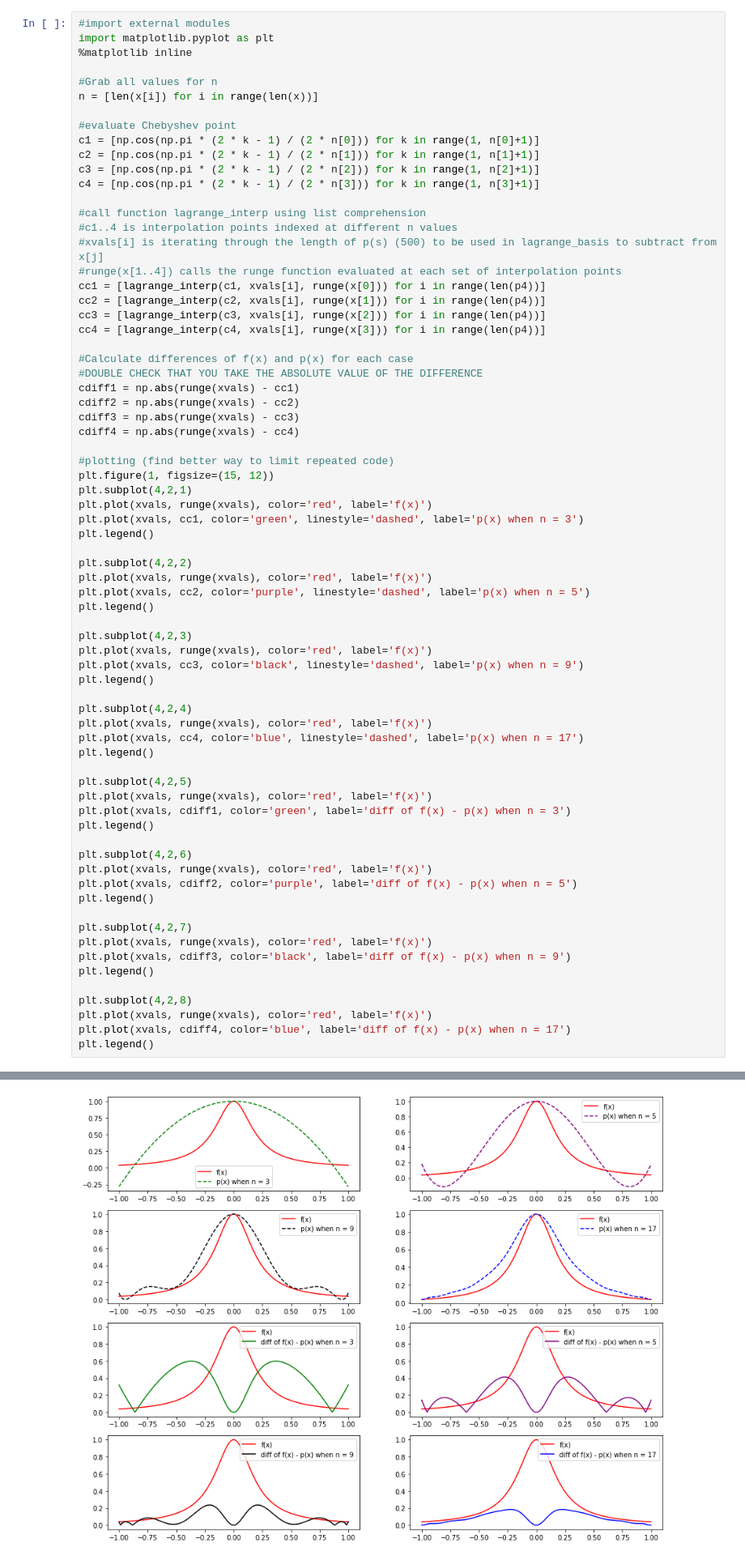
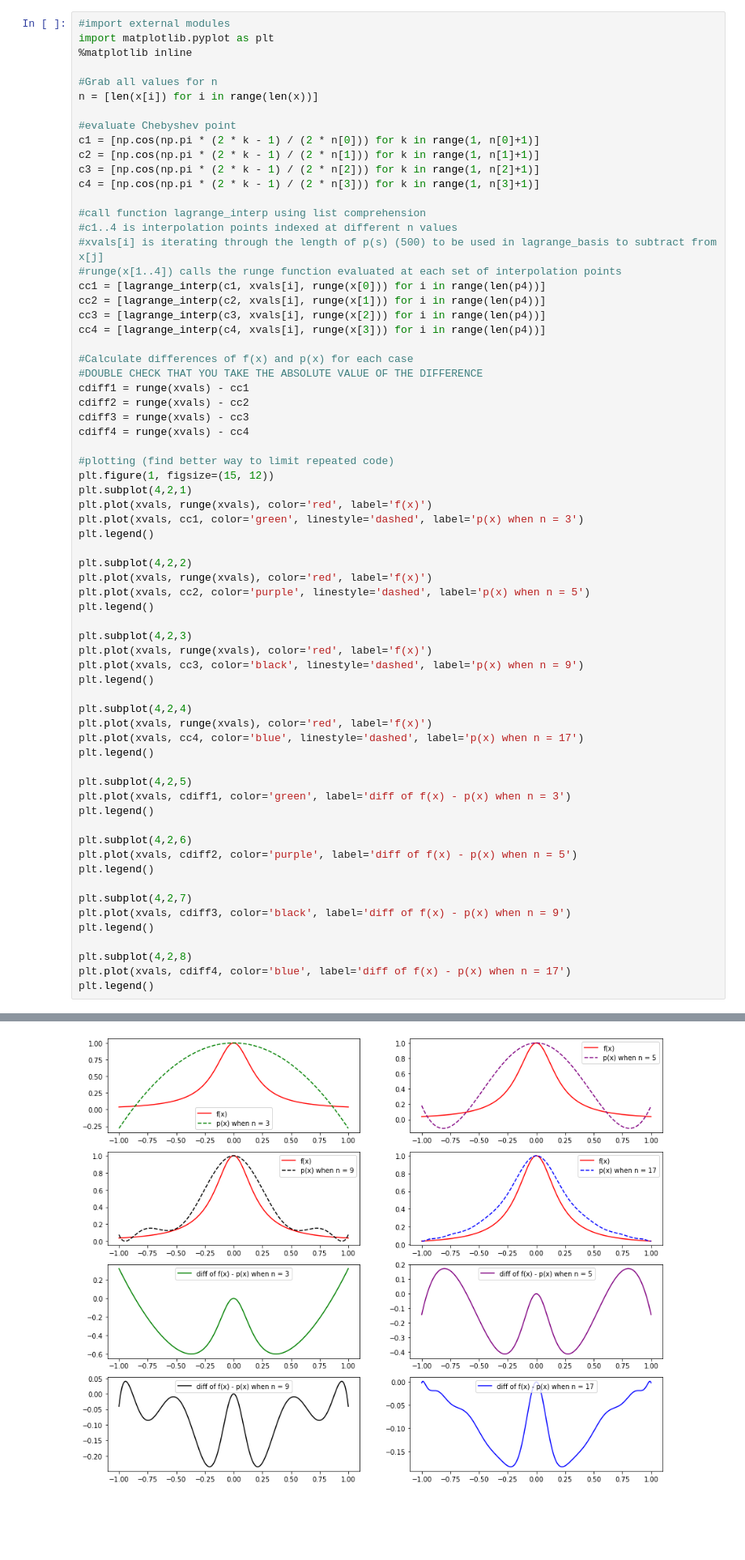
Before and after one commit to pots7878/Initial-Value-Problems, a Jupyter notebook: Lab01-Initial Value Problems.ipynb, the cells around one changed output, grey strips where cells are left out. Shown at 81% size. Drawn from its saved outputs; the diff is of its cells as text; blank space fills up the shorter version.

```diff
--- a/Lab01-Initial Value Problems.ipynb
+++ b/Lab01-Initial Value Problems.ipynb
@@ -272,10 +268,10 @@ cc4 = [lagrange_interp(c4, xvals[i], runge(x[3])) for i in range(len(p4))]
 
 #Calculate differences of f(x) and p(x) for each case
 #DOUBLE CHECK THAT YOU TAKE THE ABSOLUTE VALUE OF THE DIFFERENCE
-cdiff1 = np.abs(runge(xvals) - cc1)
-cdiff2 = np.abs(runge(xvals) - cc2)
-cdiff3 = np.abs(runge(xvals) - cc3)
-cdiff4 = np.abs(runge(xvals) - cc4)
+cdiff1 = runge(xvals) - cc1
+cdiff2 = runge(xvals) - cc2
+cdiff3 = runge(xvals) - cc3
+cdiff4 = runge(xvals) - cc4
 
 #plotting (find better way to limit repeated code)
 plt.figure(1, figsize=(15, 12))
@@ -289,38 +285,34 @@ plt.plot(xvals, runge(xvals), color='red', label='f(x)')
 plt.plot(xvals, cc2, color='purple', linestyle='dashed', label='p(x) when n = 5')
 plt.legend()
 
 plt.subplot(4,2,3)
 plt.plot(xvals, runge(xvals), color='red', label='f(x)')
 plt.plot(xvals, cc3, color='black', linestyle='dashed', label='p(x) when n = 9')
 plt.legend()
 
 plt.subplot(4,2,4)
 plt.plot(xvals, runge(xvals), color='red', label='f(x)')
 plt.plot(xvals, cc4, color='blue', linestyle='dashed', label='p(x) when n = 17')
 plt.legend()
 
 plt.subplot(4,2,5)
-plt.plot(xvals, runge(xvals), color='red', label='f(x)')
 plt.plot(xvals, cdiff1, color='green', label='diff of f(x) - p(x) when n = 3')
 plt.legend()
 
 plt.subplot(4,2,6)
-plt.plot(xvals, runge(xvals), color='red', label='f(x)')
 plt.plot(xvals, cdiff2, color='purple', label='diff of f(x) - p(x) when n = 5')
 plt.legend()
 
 plt.subplot(4,2,7)
-plt.plot(xvals, runge(xvals), color='red', label='f(x)')
 plt.plot(xvals, cdiff3, color='black', label='diff of f(x) - p(x) when n = 9')
 plt.legend()
 
 plt.subplot(4,2,8)
-plt.plot(xvals, runge(xvals), color='red', label='f(x)')
 plt.plot(xvals, cdiff4, color='blue', label='diff of f(x) - p(x) when n = 17')
 plt.legend()
 # %% [output]
 <matplotlib.legend.Legend at 0x...>
-[figure, old version]
+[figure, new version]
 # %% [markdown]
 ### 3.2.2 Chebychev Results
 # %% [markdown]
```
Also changed, not shown: parts of 8 cells of this notebook.
